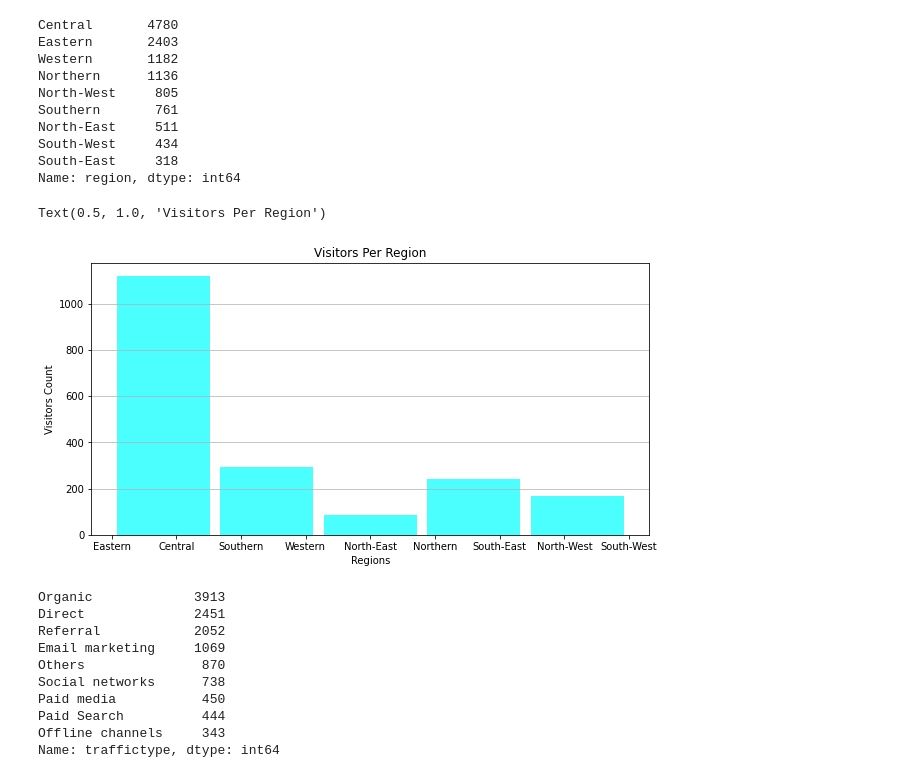
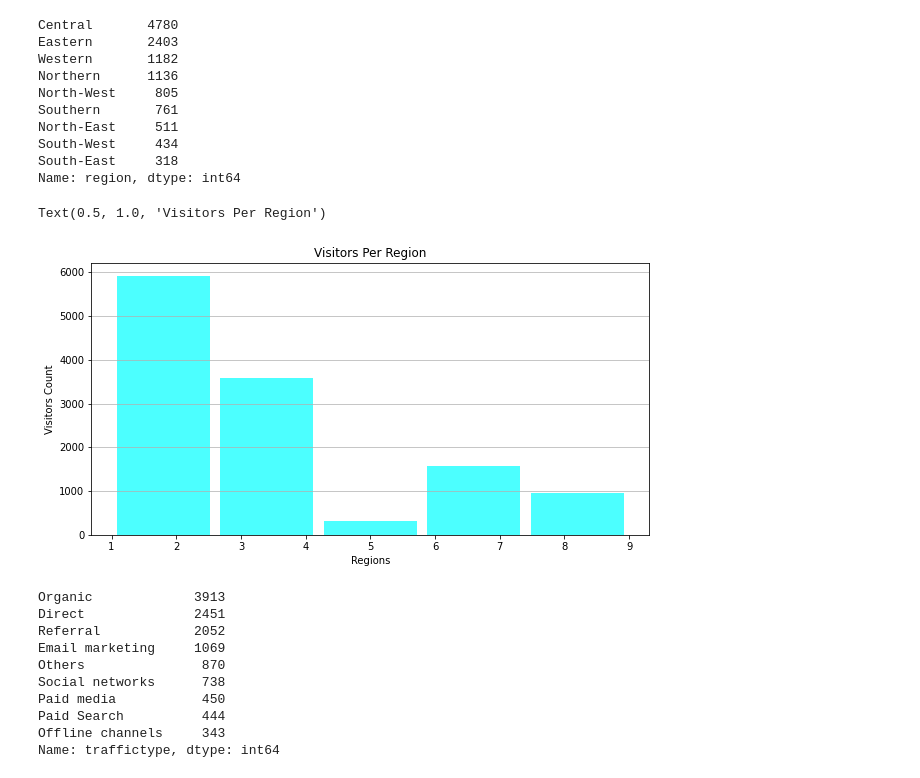
Before and after one commit to kimerajoseph/Mid-Term-Project, a Jupyter notebook: Mid-Term-Project.ipynb, the cells around one changed output. Cells and saved outputs as stored; diff of their text form; code cells hidden in the pictures.

```diff
--- a/Mid-Term-Project.ipynb
+++ b/Mid-Term-Project.ipynb
@@ -236,15 +265,15 @@ Name: region, dtype: int64
 # %%
 # customers['region'].hist()
 plt.figure(figsize=(10,5))
-n, bins, patches = plt.hist(x=customers['region'], bins=5, color= 'cyan',
+n, bins, patches = plt.hist(x=data['region'], bins=5, color= 'cyan',
                             alpha=0.7, rwidth=0.9)
 plt.grid(axis='y', alpha=0.9)
 plt.xlabel('Regions')
 plt.ylabel('Visitors Count')
 plt.title('Visitors Per Region')
 # %% [output]
 Text(0.5, 1.0, 'Visitors Per Region')
-[figure, old version]
+[figure, new version]
 # %%
 # LINK: https://www.cyberclick.net/numericalblogen/types-of-web-traffic-sources-and-explanations
 # Got the types of traffic from the above link. I did not consider the percentages because i do not know how our
```
Also changed, not shown: parts of 20 cells of this notebook, 1 other file.
